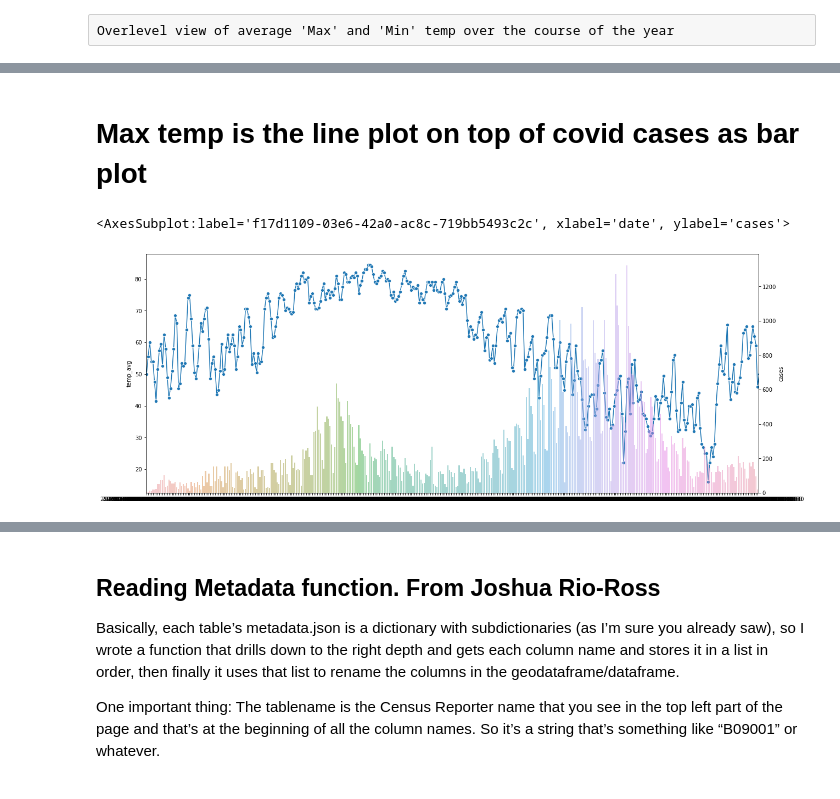
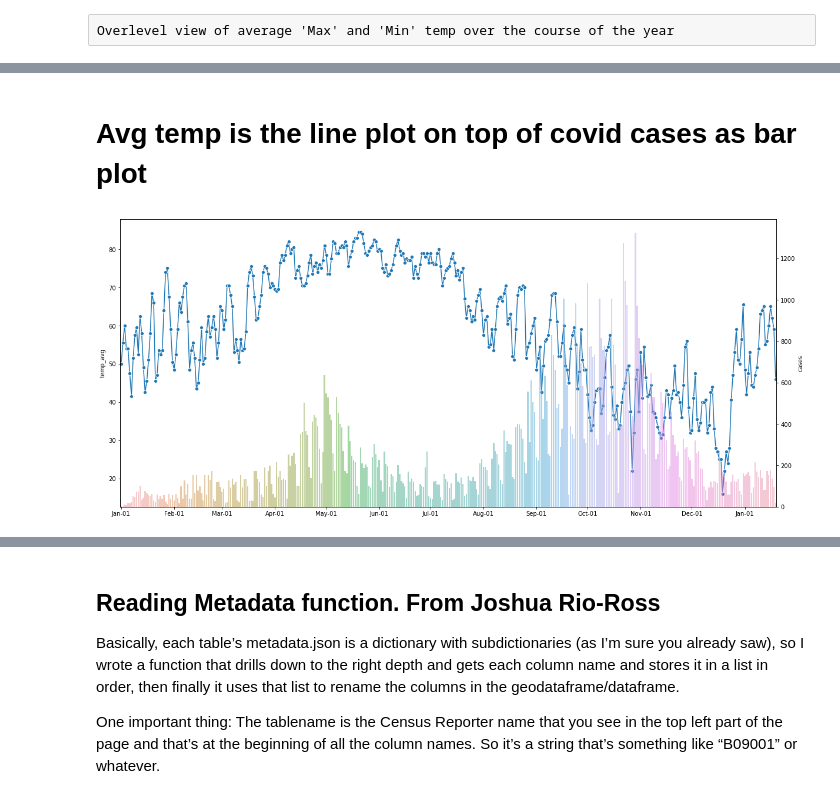
Before and after one commit to Engu12/nash-covid-cases-vaccines-honky_tonkin, a Jupyter notebook: notebook/Teng_nash_covid.ipynb, the cells around one changed output, grey strips where cells are left out. Cells and saved outputs as stored; diff of their text form; code cells hidden in the pictures.

```diff
--- a/notebook/Teng_nash_covid.ipynb
+++ b/notebook/Teng_nash_covid.ipynb
@@ -237,5 +234,7 @@ nash_weather.head()
 | 4 | US1TNCH0002 | KINGSTON SPRINGS 0.3 ENE, TN US | 36.098414 | -87.096259 | 2020-03-05 | NaN | NaN | NaN |
 # %%
 temp_mean = nash_weather.groupby('DATE', as_index = False)['temp_avg'].mean()
-temp_mean['DATE'].dtype
+print(temp_mean)
+temp_mean['DATE'] = pd.to_datetime(temp_mean['DATE'])
+print(temp_mean)
 # %% [output]
@@ -254,4 +309,0 @@ ax = sns.lineplot(x='DATE', y='temp_max', data=temp_max_mean)
-# %%
-covid_cases['date'] = pd.to_datetime(covid_cases['date'])
-covid_group_date = covid_cases.groupby(['date'],as_index=False)['cases'].sum()
-ax = sns.barplot(x='date', y='cases', data=covid_group_date)
@@ -260,2 +310,5 @@ ax = sns.barplot(x='date', y='cases', data=covid_group_date)
 # %%
+covid_group_date = covid_cases.groupby('date', as_index = False)['cases'].sum()
 covid_group_date['date'] = pd.to_datetime(covid_group_date['date'])
+print(covid_group_date['date'].dtype)
+print(covid_group_date)
@@ -262,12 +335,13 @@ covid_group_date['date'] = pd.to_datetime(covid_group_date['date'])
 # %% [markdown]
-# Max temp is the line plot on top of covid cases as bar plot
+# Avg temp is the line plot on top of covid cases as bar plot
 # %%
-fig, ax1 = plt.subplots(figsize=(20,8))
+fig, ax = plt.subplots(figsize=(20,9))
 
-sns.lineplot(data = temp_mean['temp_avg'], marker='o', sort = False, ax=ax1)
-ax2 = ax1.twinx()
+sns.lineplot(data = temp_mean['temp_avg'], marker='o', sort = False, ax=ax)
+ax2 = ax.twinx()
+sns.barplot(data = covid_group_date, x='date', y='cases', alpha=0.5, ax=ax2)
 
-sns.barplot(data = covid_group_date, x='date', y='cases', alpha=0.5, ax=ax2)
+ax.xaxis.set_major_locator(mdates.DayLocator(bymonthday=1))
+ax.xaxis.set_major_formatter(mdates.DateFormatter('%b-%d'));
 # %% [output]
-<AxesSubplot:label='f17d1109-03e6-42a0-ac8c-719bb5493c2c', xlabel='date', ylabel='cases'>
-[figure, old version]
+[figure, new version]
```
Also changed, not shown: parts of 19 cells of this notebook.
